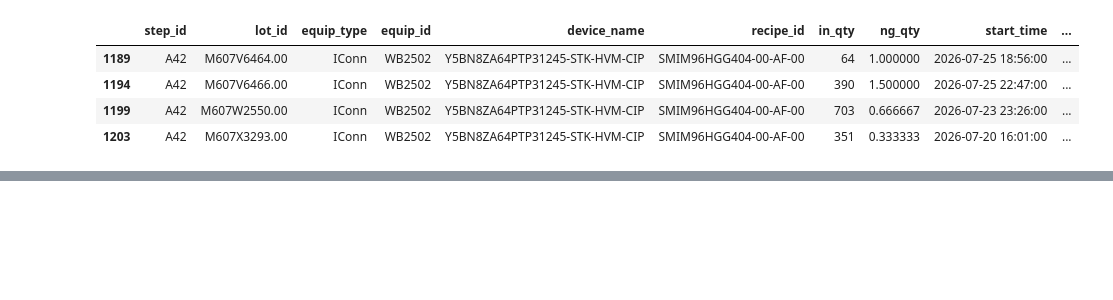
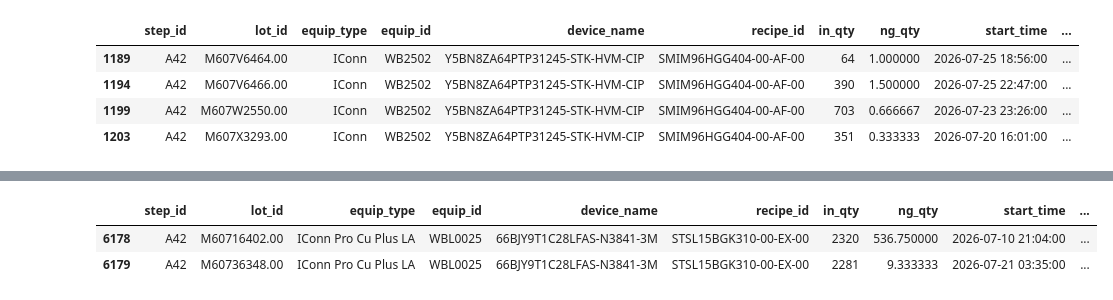
Before and after one commit to aceaceace123/test0804, a Jupyter notebook: WBMachine_ErrorEventAnalyze.ipynb, the cells around one changed output, grey strips where cells are left out. Saved outputs shown, nothing was run; the diff lists cells and outputs as text; code cells hidden in the pictures; blank space fills up the shorter version.

```diff
--- a/WBMachine_ErrorEventAnalyze.ipynb
+++ b/WBMachine_ErrorEventAnalyze.ipynb
@@ -443,0 +906,6 @@ df.loc[(df['equip_id']=='WB2502') & (df['device_name']=='Y5BN8ZA64PTP31245-STK-H
+# %%
+df.loc[(df['equip_id']=='WBL0025') & (df['device_name']=='66BJY9T1C28LFAS-N3841-3M')&(df['eventmessage']=='PDT-UNEXPECTED-NSOP')]
+# %% [output]
+|  | step_id | lot_id | equip_type | equip_id | device_name | recipe_id | in_qty | ng_qty | start_time | ... |
+| 6178 | A42 | M60716402.00 | IConn Pro Cu Plus LA | WBL0025 | 66BJY9T1C28LFAS-N3841-3M | STSL15BGK310-00-EX-00 | 2320 | 536.750000 | 2026-07-10 21:04:00 | ... |
+| 6179 | A42 | M60736348.00 | IConn Pro Cu Plus LA | WBL0025 | 66BJY9T1C28LFAS-N3841-3M | STSL15BGK310-00-EX-00 | 2281 | 9.333333 | 2026-07-21 03:35:00 | ... |
```
Also changed, not shown: parts of 11 cells of this notebook.
